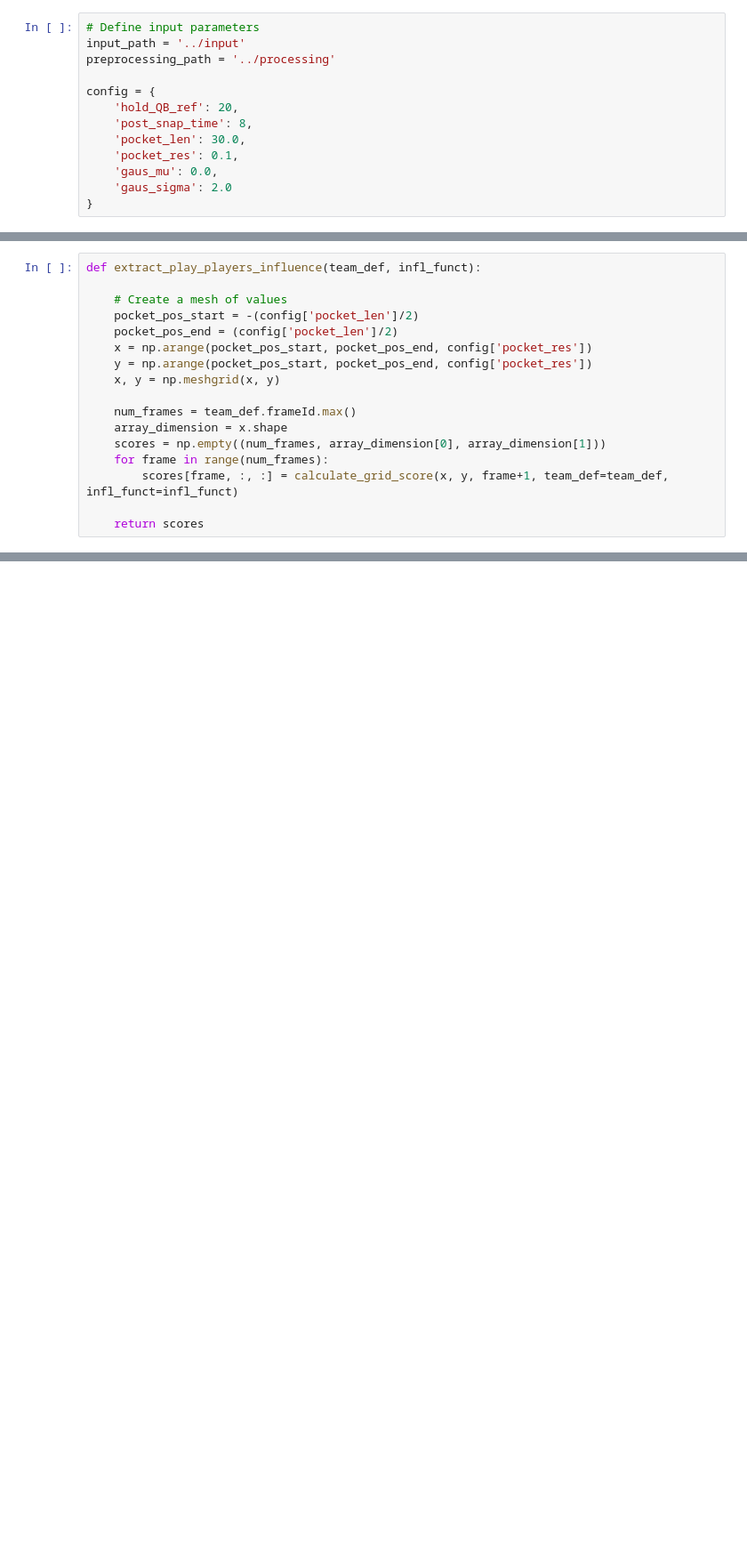
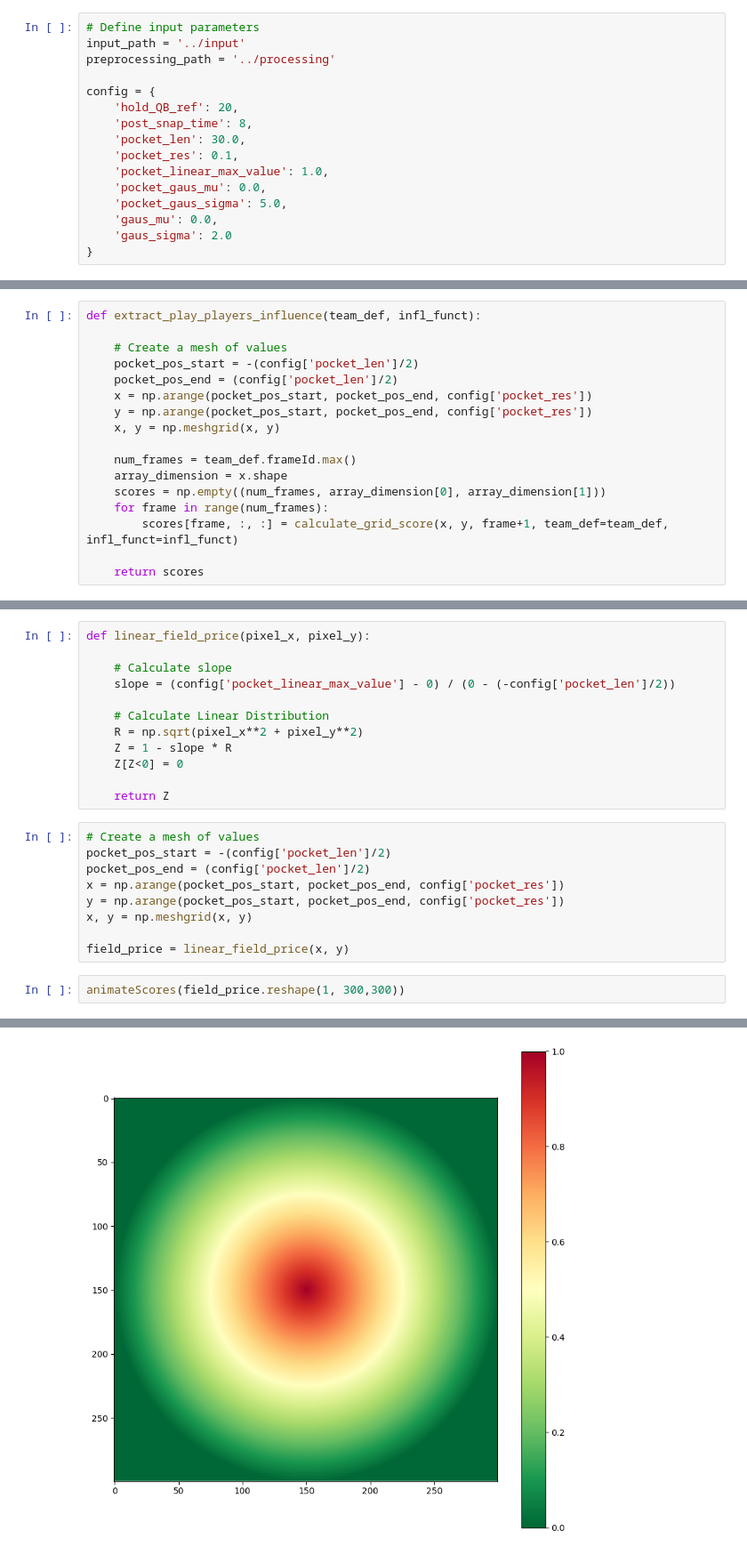
Before and after one commit to mcachosoblechero/MagicNFL, a Jupyter notebook: exploration/score_function.ipynb, the cells around one changed output, grey strips where cells are left out. Shown at 89% size. Cells and saved outputs as stored; diff of their text form; blank space fills up the shorter version.

Commit message:
Add field prices

```diff
--- a/exploration/score_function.ipynb
+++ b/exploration/score_function.ipynb
@@ -45,6 +45,9 @@ config = {
     'post_snap_time': 8,
     'pocket_len': 30.0,
     'pocket_res': 0.1,
+    'pocket_linear_max_value': 1.0,
+    'pocket_gaus_mu': 0.0,
+    'pocket_gaus_sigma': 5.0,
     'gaus_mu': 0.0,
     'gaus_sigma': 2.0
 }
@@ -188,0 +204,24 @@ animateScores(players_influence)
+# %%
+def linear_field_price(pixel_x, pixel_y):
+
+    # Calculate slope
+    slope = (config['pocket_linear_max_value'] - 0) / (0 - (-config['pocket_len']/2))
+
+    # Calculate Linear Distribution
+    R = np.sqrt(pixel_x**2 + pixel_y**2)
+    Z = 1 - slope * R
+    Z[Z<0] = 0
+
+    return Z
+# %%
+# Create a mesh of values
+pocket_pos_start = -(config['pocket_len']/2)
+pocket_pos_end = (config['pocket_len']/2)
+x = np.arange(pocket_pos_start, pocket_pos_end, config['pocket_res'])
+y = np.arange(pocket_pos_start, pocket_pos_end, config['pocket_res'])
+x, y = np.meshgrid(x, y)
+
+field_price = linear_field_price(x, y)
+# %%
+animateScores(field_price.reshape(1, 300,300))
+# %% [output]
@@ -188,0 +229 @@ animateScores(players_influence)
+[figure, added]
```
Also changed, not shown: parts of 6 cells of this notebook.
